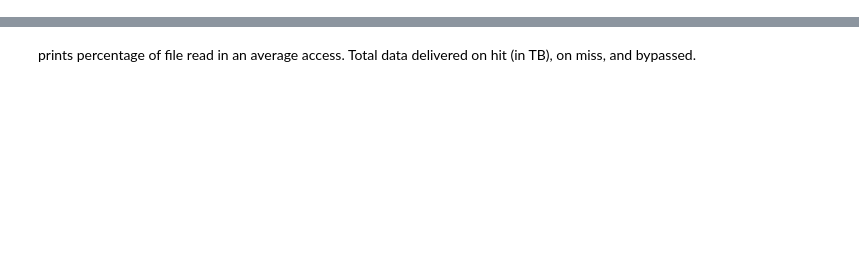
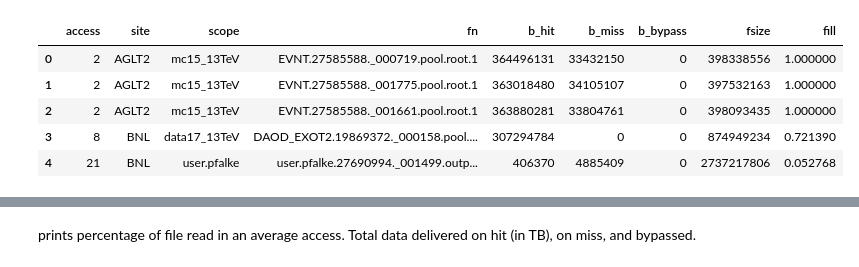
Before and after one commit to ATLAS-Analytics/AdaptiveCaching, a Jupyter notebook: analysis.ipynb, the cells around one changed output, grey strips where cells are left out. Saved outputs shown, nothing was run; the diff lists cells and outputs as text; code cells hidden in the pictures; blank space fills up the shorter version.

```diff
--- a/analysis.ipynb
+++ b/analysis.ipynb
@@ -13,5 +14,16 @@ KB=1024
 MB=KB*1024
 GB=MB*1024
 TB=GB*1024
+# %%
+df = pd.read_parquet('data/xcache_2022-06-01.parquet')
+df.drop(columns=['lfn','host'],inplace=True)
+df.head()
+# %% [output]
+|  | access | site | scope | fn | b_hit | b_miss | b_bypass | fsize | fill |
+| 0 | 2 | AGLT2 | mc15_13TeV | EVNT.27585588._000719.pool.root.1 | 364496131 | 33432150 | 0 | 398338556 | 1.000000 |
+| 1 | 2 | AGLT2 | mc15_13TeV | EVNT.27585588._001775.pool.root.1 | 363018480 | 34105107 | 0 | 397532163 | 1.000000 |
+| 2 | 2 | AGLT2 | mc15_13TeV | EVNT.27585588._001661.pool.root.1 | 363880281 | 33804761 | 0 | 398093435 | 1.000000 |
+| 3 | 8 | BNL | data17_13TeV | DAOD_EXOT2.19869372._000158.pool.... | 307294784 | 0 | 0 | 874949234 | 0.721390 |
+| 4 | 21 | BNL | user.pfalke | user.pfalke.27690994._001499.outp... | 406370 | 4885409 | 0 | 2737217806 | 0.052768 |
 # %%
 def Acc(r):
```
Also changed, not shown: parts of 15 cells of this notebook.
